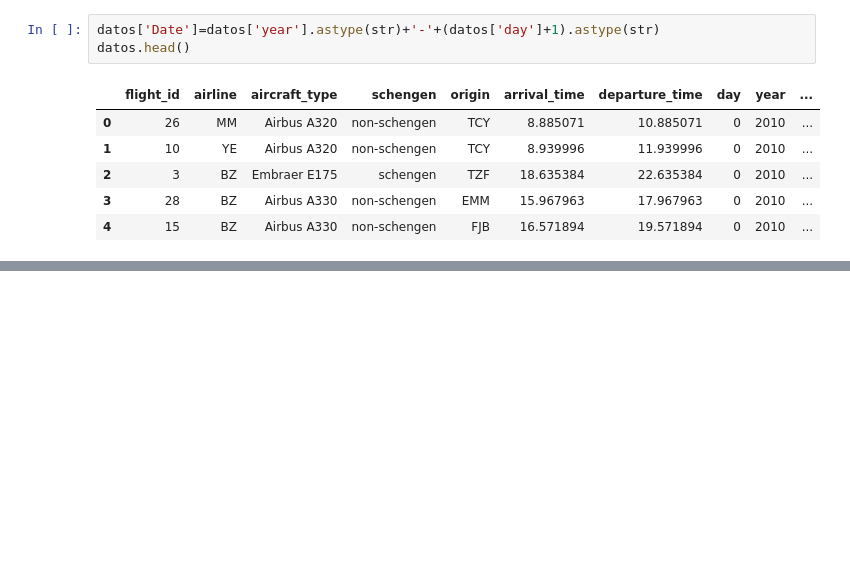
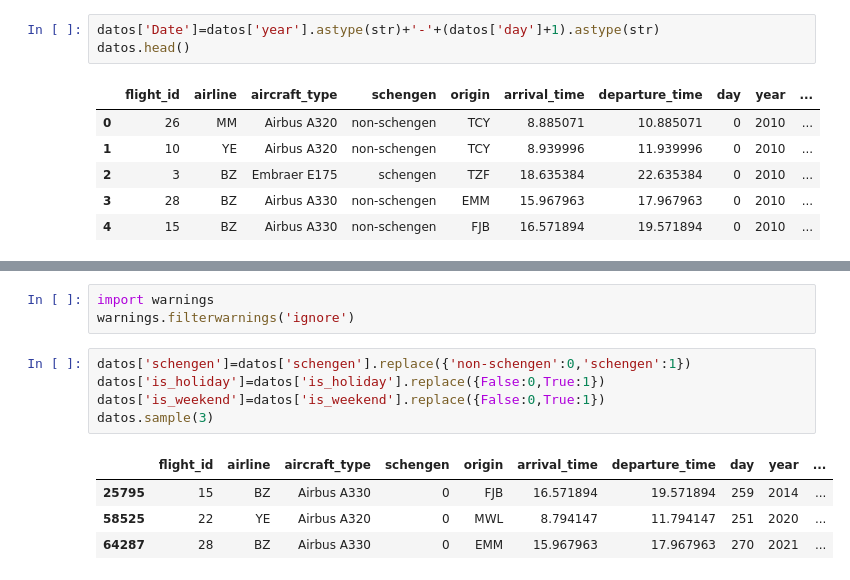
Before and after one commit to Tecindes/ClasificacionValidacion, a Jupyter notebook: IAAumentada.ipynb, the cells around one changed output, grey strips where cells are left out. Drawn from its saved outputs; the diff is of its cells as text; blank space fills up the shorter version.

```diff
--- a/IAAumentada.ipynb
+++ b/IAAumentada.ipynb
@@ -291,0 +296,13 @@ datos
+# %%
+import warnings
+warnings.filterwarnings('ignore')
+# %%
+datos['schengen']=datos['schengen'].replace({'non-schengen':0,'schengen':1})
+datos['is_holiday']=datos['is_holiday'].replace({False:0,True:1})
+datos['is_weekend']=datos['is_weekend'].replace({False:0,True:1})
+datos.sample(3)
+# %% [output]
+|  | flight_id | airline | aircraft_type | schengen | origin | arrival_time | departure_time | day | year | ... |
+| 25795 | 15 | BZ | Airbus A330 | 0 | FJB | 16.571894 | 19.571894 | 259 | 2014 | ... |
+| 58525 | 22 | YE | Airbus A320 | 0 | MWL | 8.794147 | 11.794147 | 251 | 2020 | ... |
+| 64287 | 28 | BZ | Airbus A330 | 0 | EMM | 15.967963 | 17.967963 | 270 | 2021 | ... |
```
Also changed, not shown: parts of 3 cells of this notebook.
